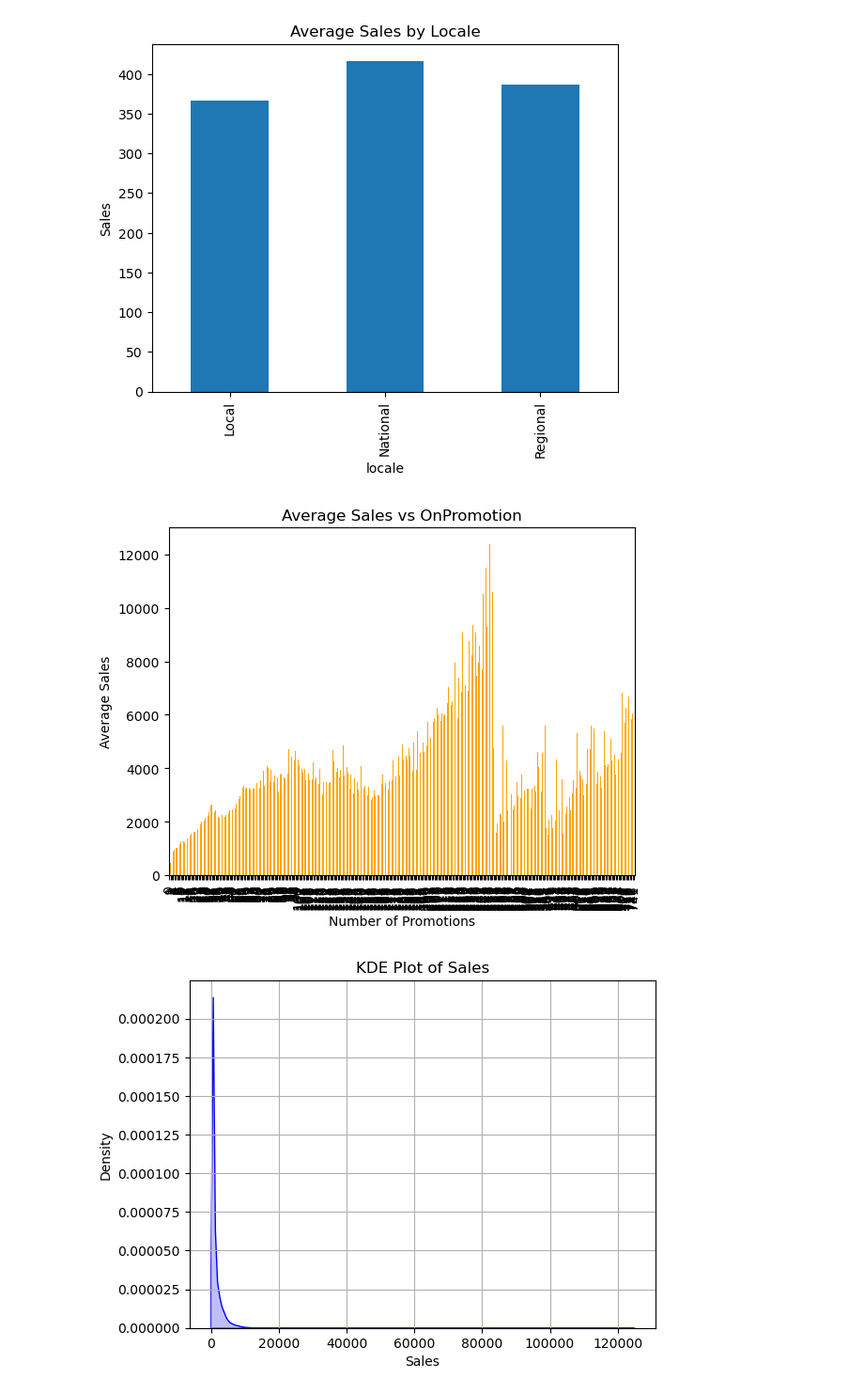
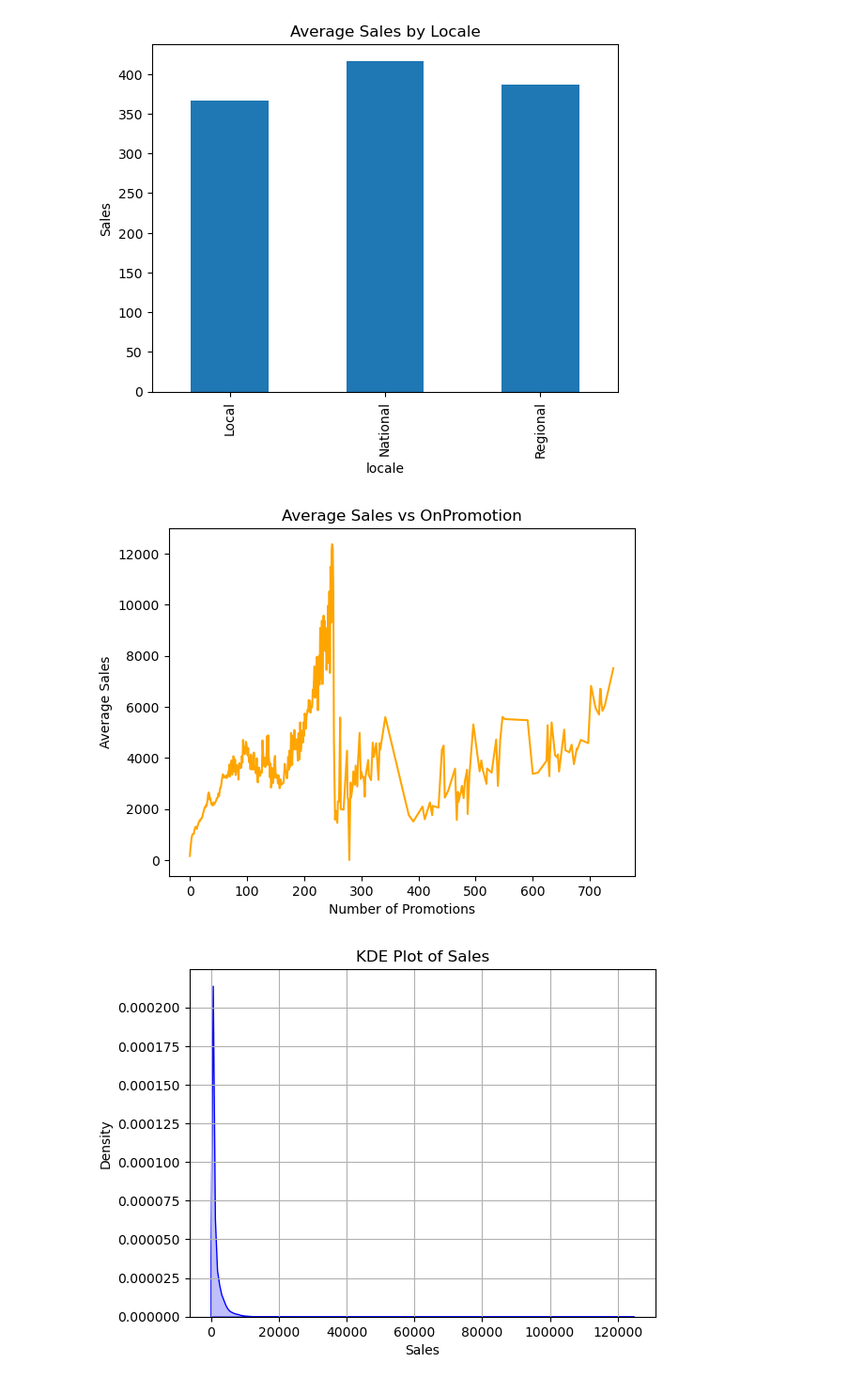
Before and after one commit to Seif-Eldin-Omar/sales-forecasting-optimization, a Jupyter notebook: notebooks/EDA_NB1.ipynb, the cells around one changed output. Shown at 94% size. Cells and saved outputs as stored; diff of their text form; code cells hidden in the pictures.

```diff
--- a/notebooks/EDA_NB1.ipynb
+++ b/notebooks/EDA_NB1.ipynb
@@ -468,14 +481,13 @@ plt.show()
 # %% [output]
 [figure]
 # %%
-df_train.groupby('onpromotion')['sales'].mean().plot(kind='bar', color='orange')
+df_train.groupby('onpromotion')['sales'].mean().plot(color='orange')
 plt.title('Average Sales vs OnPromotion')
 plt.xlabel('Number of Promotions')
 plt.ylabel('Average Sales')
-plt.xticks(rotation=90)
 plt.show()
 # %% [output]
-[figure, old version]
+[figure, new version]
 # %%
 sns.kdeplot(df_train['sales'], fill=True, color='blue')
 
```
Also changed, not shown: parts of 2 cells of this notebook, 1 other file.
